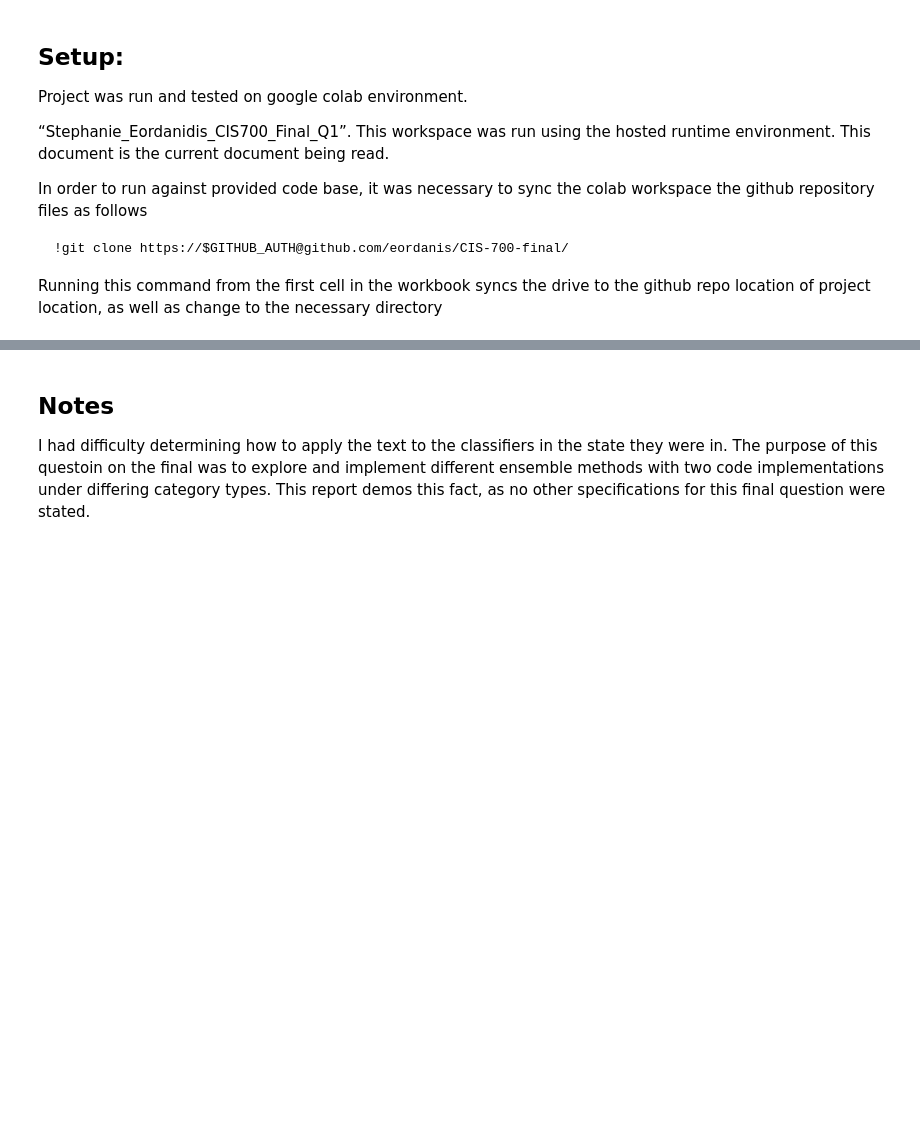
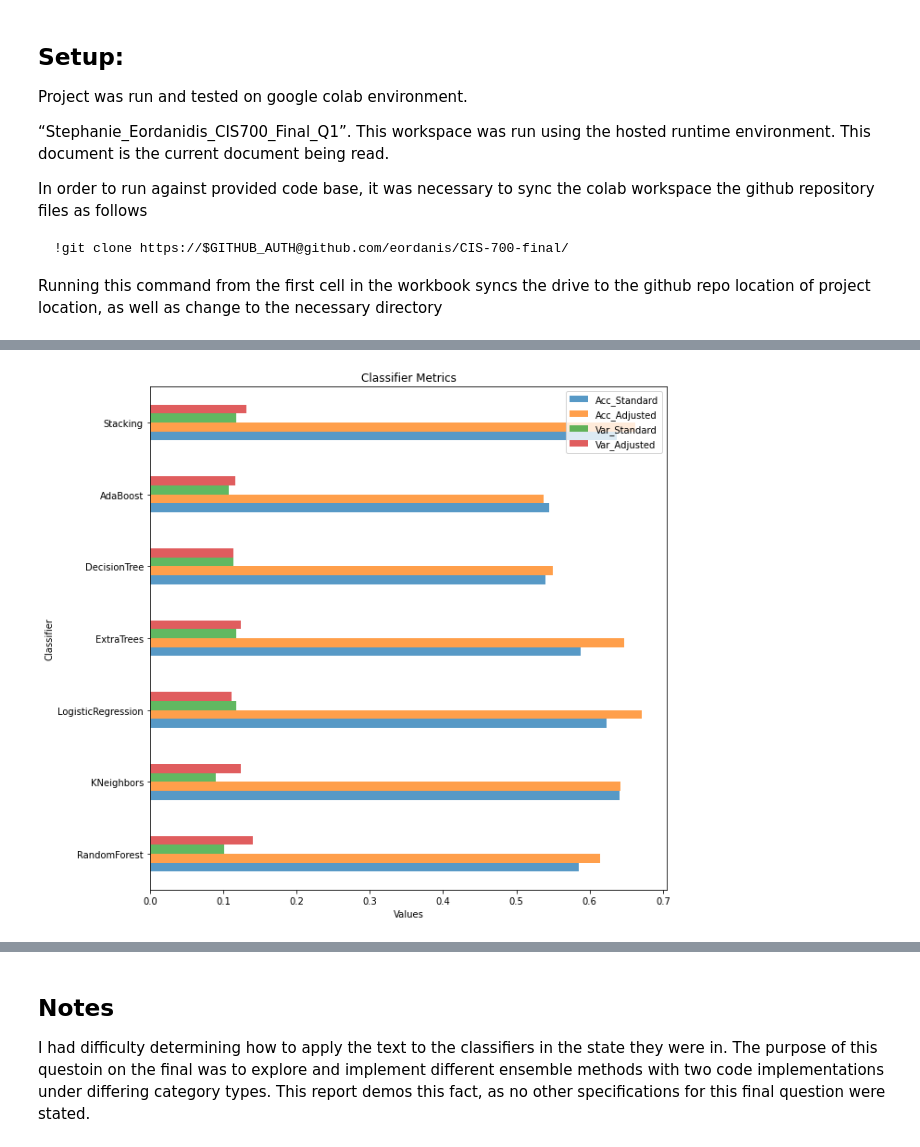
Before and after one commit to eordanis/CIS-700-final, a Jupyter notebook: Stephanie_Eordanidis_CIS700_Final_Q1.ipynb, the cells around one changed output, grey strips where cells are left out. Cells and saved outputs as stored; diff of their text form; code cells hidden in the pictures; blank space fills up the shorter version.

```diff
--- a/Stephanie_Eordanidis_CIS700_Final_Q1.ipynb
+++ b/Stephanie_Eordanidis_CIS700_Final_Q1.ipynb
@@ -122,0 +205,4 @@ As seen by above metric results, accuracies for the models are fairly consistent
+# %%
+vis.display_comparision_metrics()
+# %% [output]
+[figure, added]
```
Also changed, not shown: parts of 15 cells of this notebook, 2 other files.
